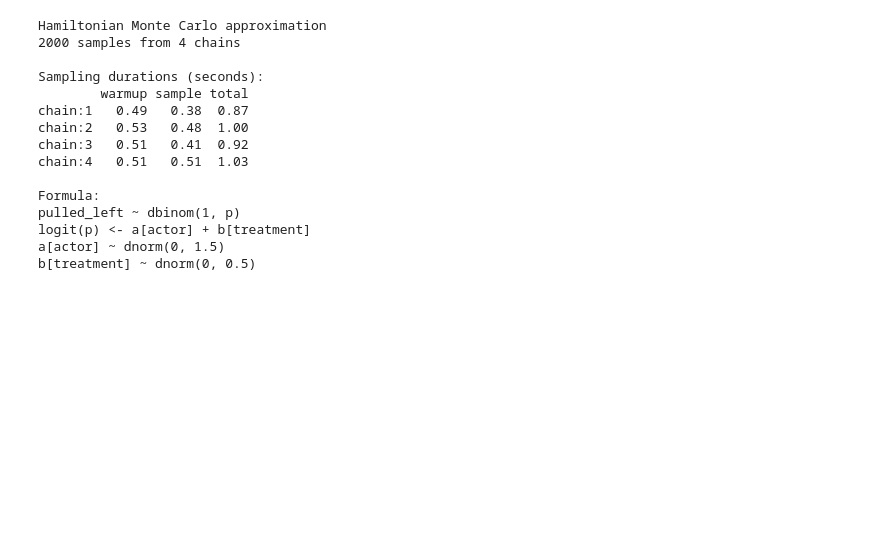
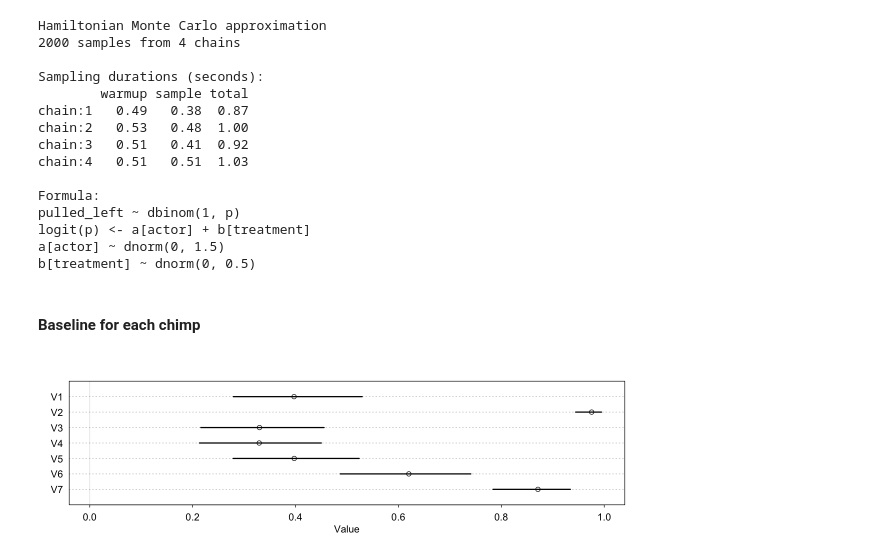
Before and after one commit to maxthemillion/statistical-rethinking, a Jupyter notebook: Chapter 11/c11_recap.ipynb, the cells around one changed output. Cells and saved outputs as stored; diff of their text form; code cells hidden in the pictures; blank space fills up the shorter version.

```diff
--- a/Chapter 11/c11_recap.ipynb
+++ b/Chapter 11/c11_recap.ipynb
@@ -214,3 +214,12 @@ pulled_left ~ dbinom(1, p)
 logit(p) <- a[actor] + b[treatment]
 a[actor] ~ dnorm(0, 1.5)
 b[treatment] ~ dnorm(0, 0.5)
+# %% [markdown]
+#### Baseline for each chimp
+# %%
+options(repr.plot.width=10, repr.plot.height=3)
+post <- extract.samples(m11.4)
+p_left <- inv_logit(post$a)
+plot(precis(as.data.frame(p_left)), xlim=c(0, 1))
+# %% [output]
+[figure, added]
```
Also changed, not shown: parts of 40 cells of this notebook.
